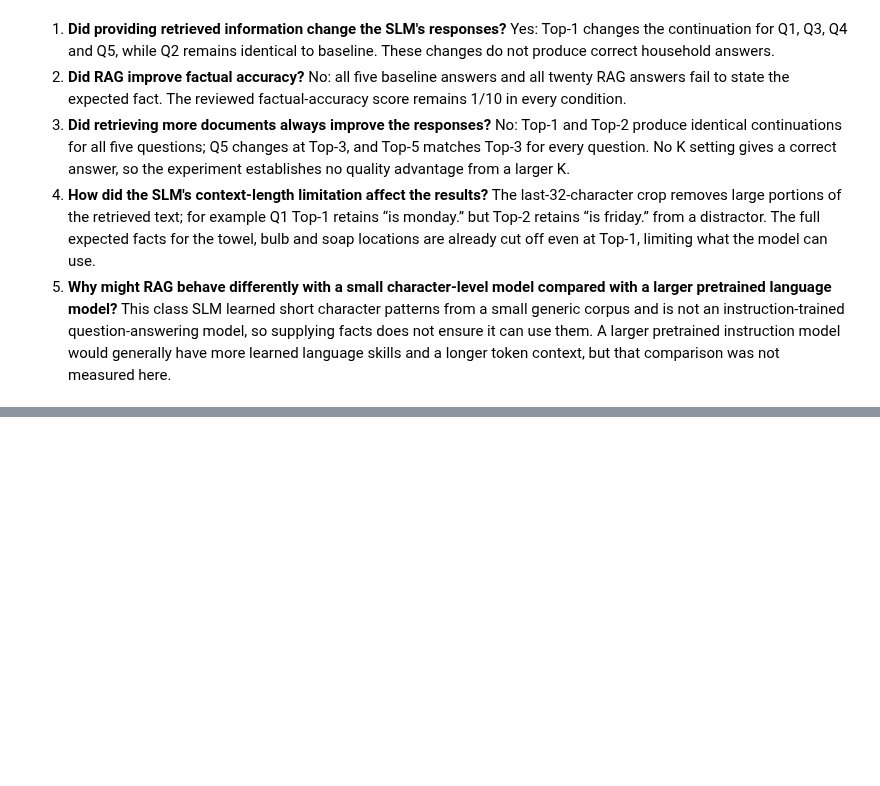
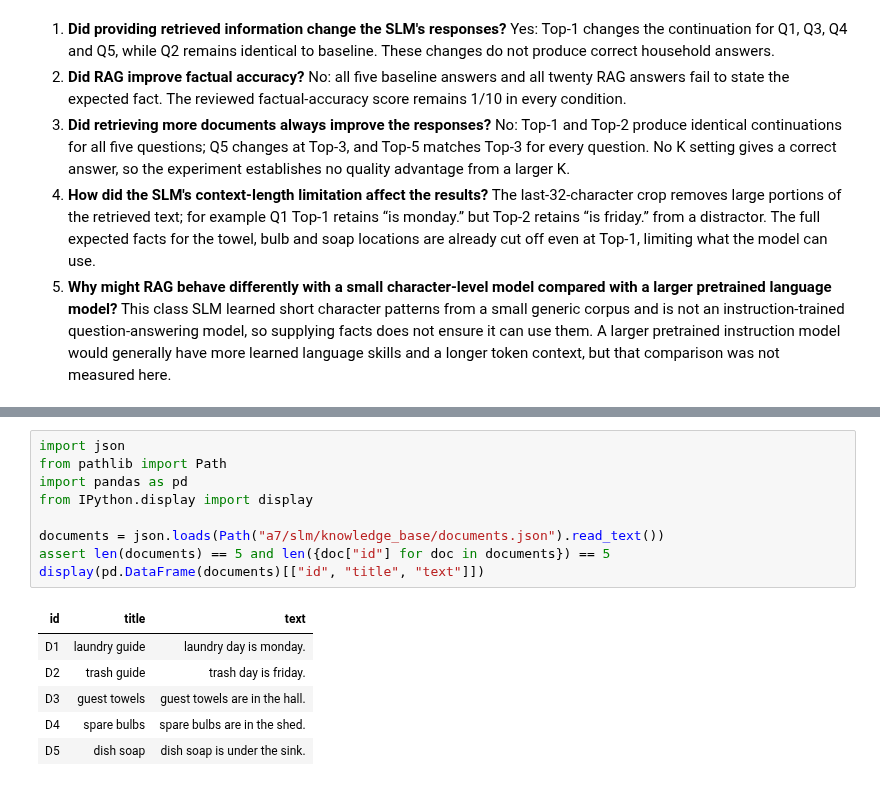
Before and after one commit to HestiaaAI/12_HestiaaAI, a Jupyter notebook: a7/slm/person2_rag_colab.ipynb, the cells around one changed output, grey strips where cells are left out. Saved outputs shown, nothing was run; the diff lists cells and outputs as text; blank space fills up the shorter version.

```diff
--- a/a7/slm/person2_rag_colab.ipynb
+++ b/a7/slm/person2_rag_colab.ipynb
@@ -201,0 +206,16 @@ files.download(archive_path)
+# %%
+import json
+from pathlib import Path
+import pandas as pd
+from IPython.display import display
+
+documents = json.loads(Path("a7/slm/knowledge_base/documents.json").read_text())
+assert len(documents) == 5 and len({doc["id"] for doc in documents}) == 5
+display(pd.DataFrame(documents)[["id", "title", "text"]])
+# %% [output]
+| id | title | text |
+| D1 | laundry guide | laundry day is monday. |
+| D2 | trash guide | trash day is friday. |
+| D3 | guest towels | guest towels are in the hall. |
+| D4 | spare bulbs | spare bulbs are in the shed. |
+| D5 | dish soap | dish soap is under the sink. |
```
Also changed, not shown: parts of 2 cells of this notebook, 26 other files.
